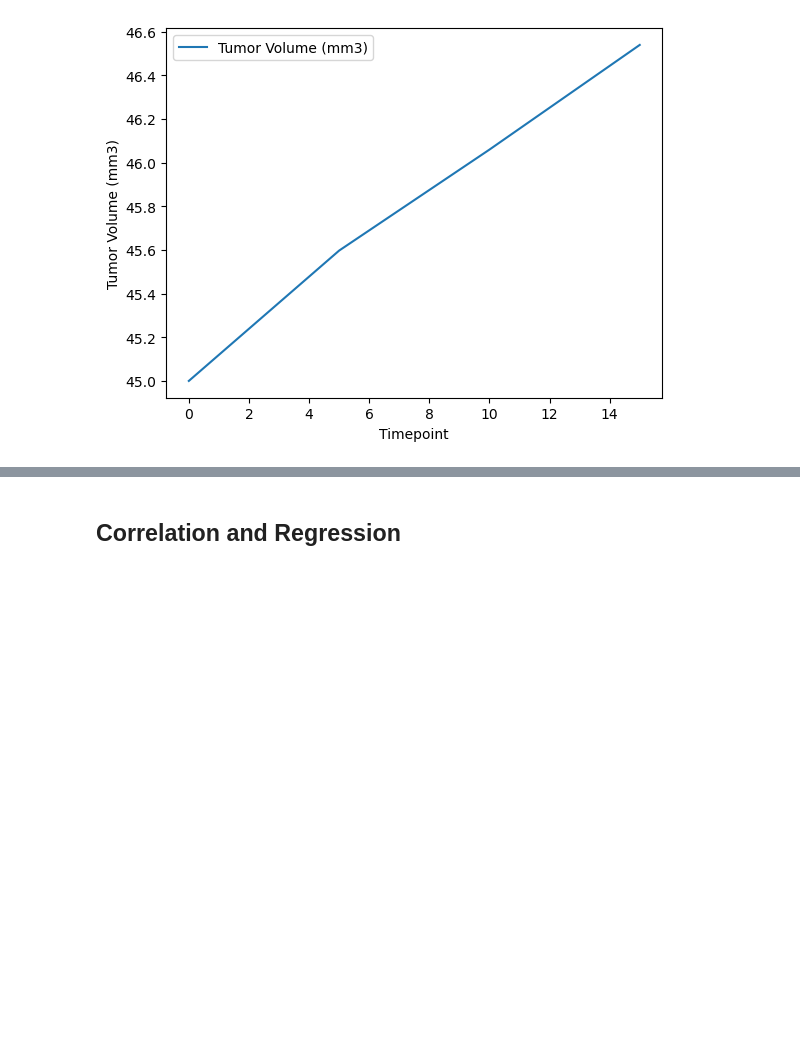
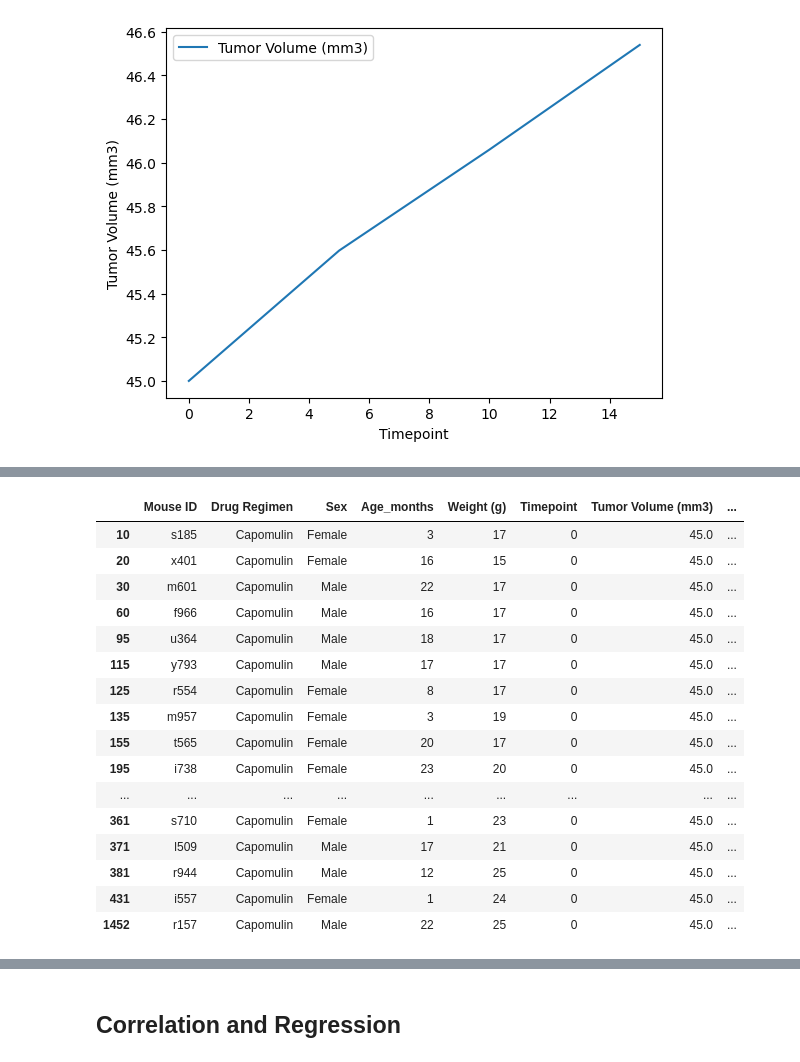
Before and after one commit to skijeng/Module_5-Challenge, a Jupyter notebook: Pymaceuticals/pymaceuticals_starter.ipynb, the cells around one changed output, grey strips where cells are left out. Cells and saved outputs as stored; diff of their text form; code cells hidden in the pictures; blank space fills up the shorter version.

```diff
--- a/Pymaceuticals/pymaceuticals_starter.ipynb
+++ b/Pymaceuticals/pymaceuticals_starter.ipynb
@@ -290,0 +300,21 @@ df_capomulin
+# %%
+df_avg = df_capomulin.drop_duplicates(subset = 'Mouse ID')
+df_avg
+# %% [output]
+|  | Mouse ID | Drug Regimen | Sex | Age_months | Weight (g) | Timepoint | Tumor Volume (mm3) | ... |
+| 10 | s185 | Capomulin | Female | 3 | 17 | 0 | 45.0 | ... |
+| 20 | x401 | Capomulin | Female | 16 | 15 | 0 | 45.0 | ... |
+| 30 | m601 | Capomulin | Male | 22 | 17 | 0 | 45.0 | ... |
+| 60 | f966 | Capomulin | Male | 16 | 17 | 0 | 45.0 | ... |
+| 95 | u364 | Capomulin | Male | 18 | 17 | 0 | 45.0 | ... |
+| 115 | y793 | Capomulin | Male | 17 | 17 | 0 | 45.0 | ... |
+| 125 | r554 | Capomulin | Female | 8 | 17 | 0 | 45.0 | ... |
+| 135 | m957 | Capomulin | Female | 3 | 19 | 0 | 45.0 | ... |
+| 155 | t565 | Capomulin | Female | 20 | 17 | 0 | 45.0 | ... |
+| 195 | i738 | Capomulin | Female | 23 | 20 | 0 | 45.0 | ... |
+| ... | ... | ... | ... | ... | ... | ... | ... | ... |
+| 361 | s710 | Capomulin | Female | 1 | 23 | 0 | 45.0 | ... |
+| 371 | l509 | Capomulin | Male | 17 | 21 | 0 | 45.0 | ... |
+| 381 | r944 | Capomulin | Male | 12 | 25 | 0 | 45.0 | ... |
+| 431 | i557 | Capomulin | Female | 1 | 24 | 0 | 45.0 | ... |
+| 1452 | r157 | Capomulin | Male | 22 | 25 | 0 | 45.0 | ... |
```
Also changed, not shown: parts of 8 cells of this notebook.
